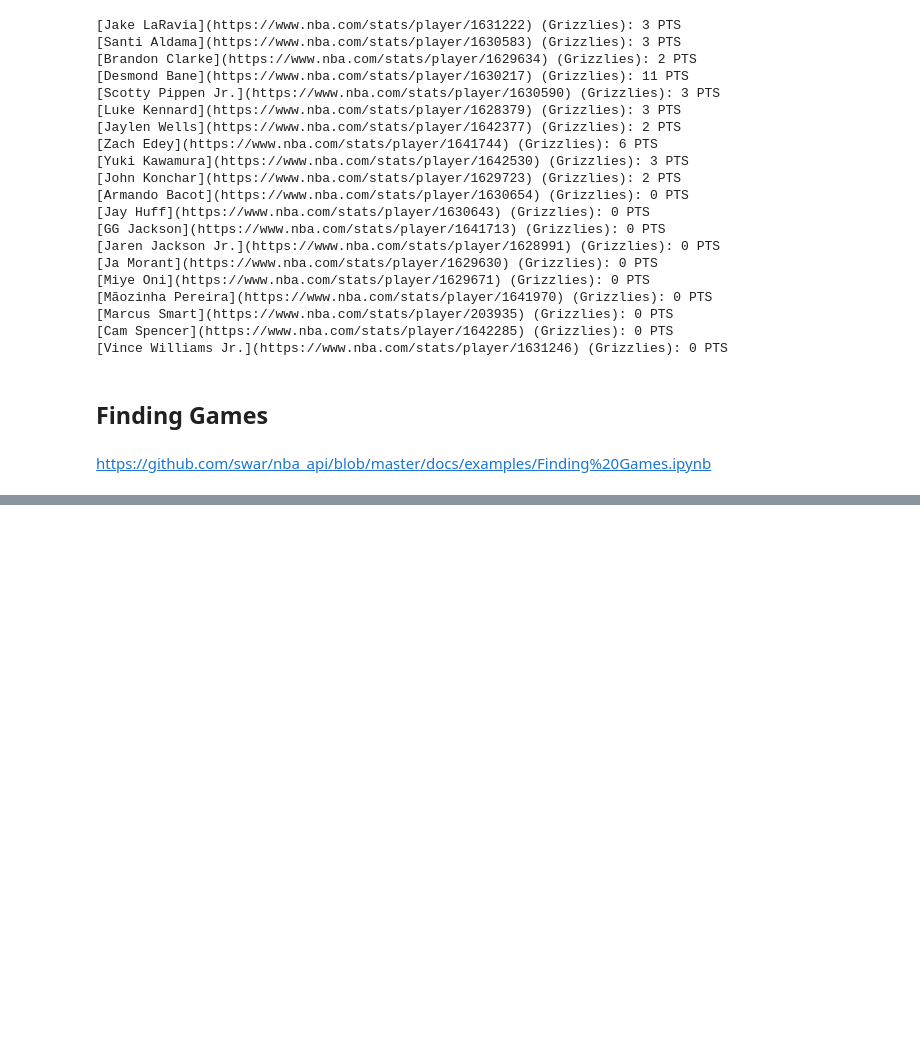
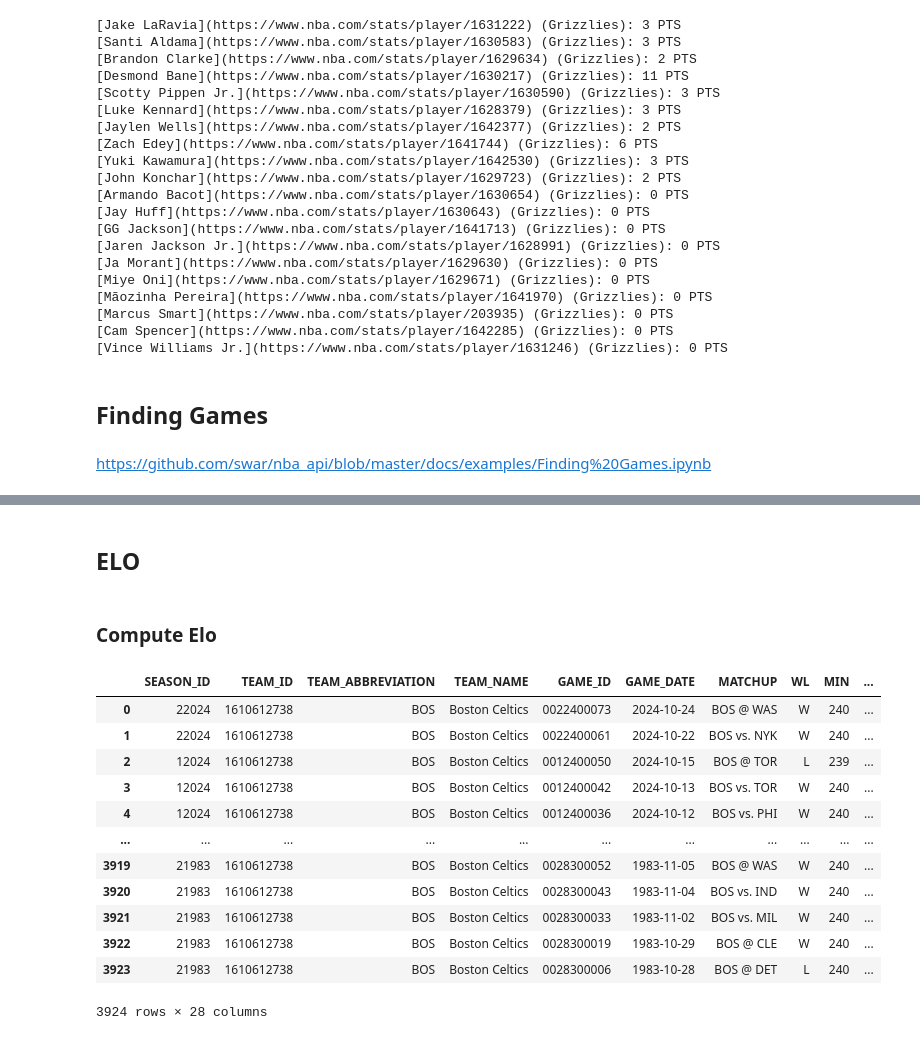
Before and after one commit to slevin48/NBA, a Jupyter notebook: notebook.ipynb, the cells around one changed output, grey strips where cells are left out. Saved outputs shown, nothing was run; the diff lists cells and outputs as text; code cells hidden in the pictures; blank space fills up the shorter version.

```diff
--- a/notebook.ipynb
+++ b/notebook.ipynb
@@ -203,0 +225,2 @@ games
+# %% [markdown]
+## ELO
@@ -203,0 +251,2 @@ games
+# %% [markdown]
+### Compute Elo
@@ -203,0 +280,27 @@ games
+# %%
+from nba_api.stats.endpoints import leaguegamefinder
+import pandas as pd
+
+team_id = 1610612738  # Celtics
+
+# Fetch all games for the Celtics
+gamefinder = leaguegamefinder.LeagueGameFinder(team_id_nullable=team_id)
+celtics_games = gamefinder.get_data_frames()[0]
+
+# Sort the games by date (most recent first)
+celtics_games = celtics_games.sort_values('GAME_DATE', ascending=False)
+celtics_games
+# %% [output]
+|  | SEASON_ID | TEAM_ID | TEAM_ABBREVIATION | TEAM_NAME | GAME_ID | GAME_DATE | MATCHUP | WL | MIN | ... |
+| 0 | 22024 | 1610612738 | BOS | Boston Celtics | 0022400073 | 2024-10-24 | BOS @ WAS | W | 240 | ... |
+| 1 | 22024 | 1610612738 | BOS | Boston Celtics | 0022400061 | 2024-10-22 | BOS vs. NYK | W | 240 | ... |
+| 2 | 12024 | 1610612738 | BOS | Boston Celtics | 0012400050 | 2024-10-15 | BOS @ TOR | L | 239 | ... |
+| 3 | 12024 | 1610612738 | BOS | Boston Celtics | 0012400042 | 2024-10-13 | BOS vs. TOR | W | 240 | ... |
+| 4 | 12024 | 1610612738 | BOS | Boston Celtics | 0012400036 | 2024-10-12 | BOS vs. PHI | W | 240 | ... |
+| ... | ... | ... | ... | ... | ... | ... | ... | ... | ... | ... |
+| 3919 | 21983 | 1610612738 | BOS | Boston Celtics | 0028300052 | 1983-11-05 | BOS @ WAS | W | 240 | ... |
+| 3920 | 21983 | 1610612738 | BOS | Boston Celtics | 0028300043 | 1983-11-04 | BOS vs. IND | W | 240 | ... |
+| 3921 | 21983 | 1610612738 | BOS | Boston Celtics | 0028300033 | 1983-11-02 | BOS vs. MIL | W | 240 | ... |
+| 3922 | 21983 | 1610612738 | BOS | Boston Celtics | 0028300019 | 1983-10-29 | BOS @ CLE | W | 240 | ... |
+| 3923 | 21983 | 1610612738 | BOS | Boston Celtics | 0028300006 | 1983-10-28 | BOS @ DET | L | 240 | ... |
+3924 rows × 28 columns
```
Also changed, not shown: parts of 19 cells of this notebook, 5 other files.
